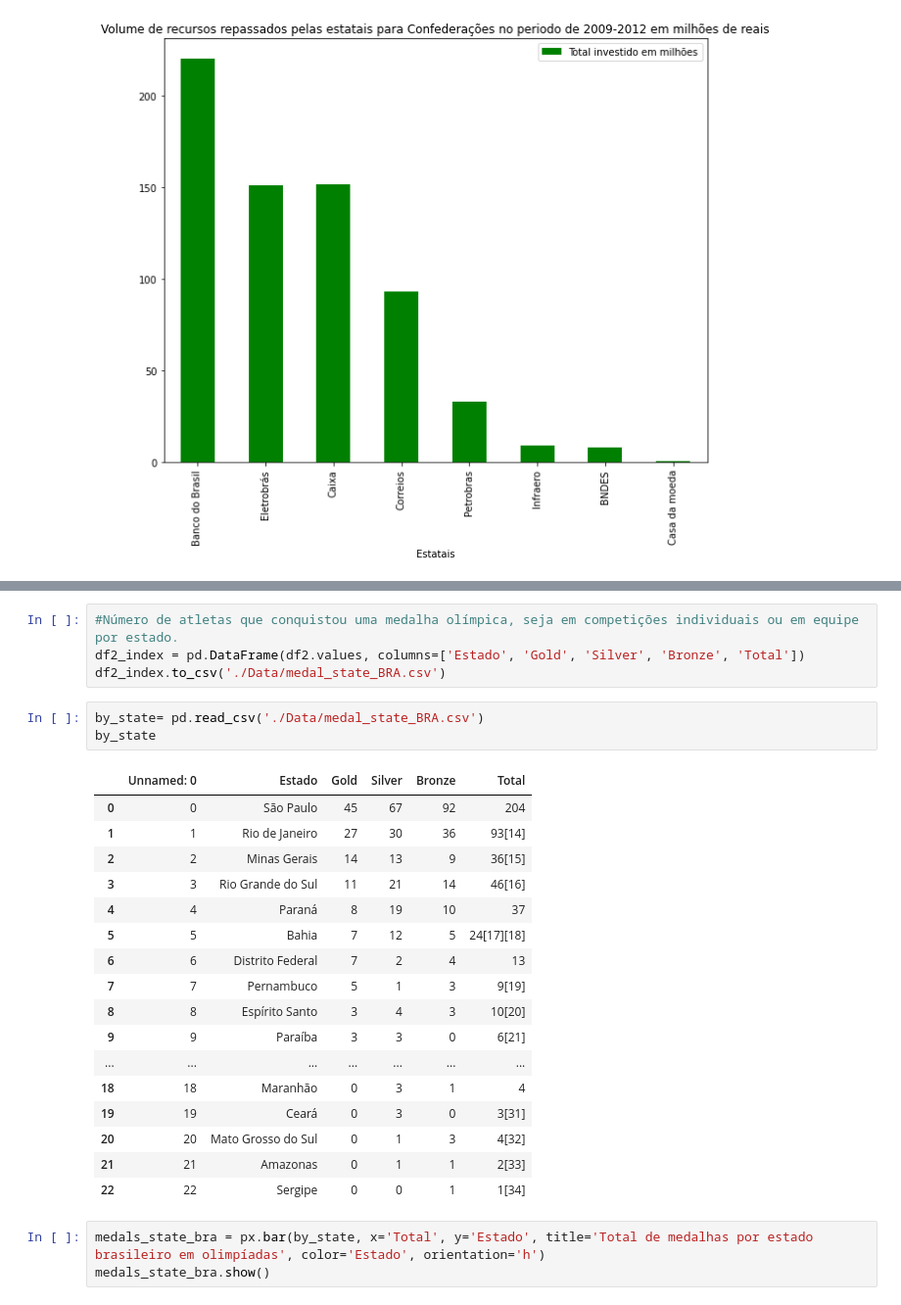
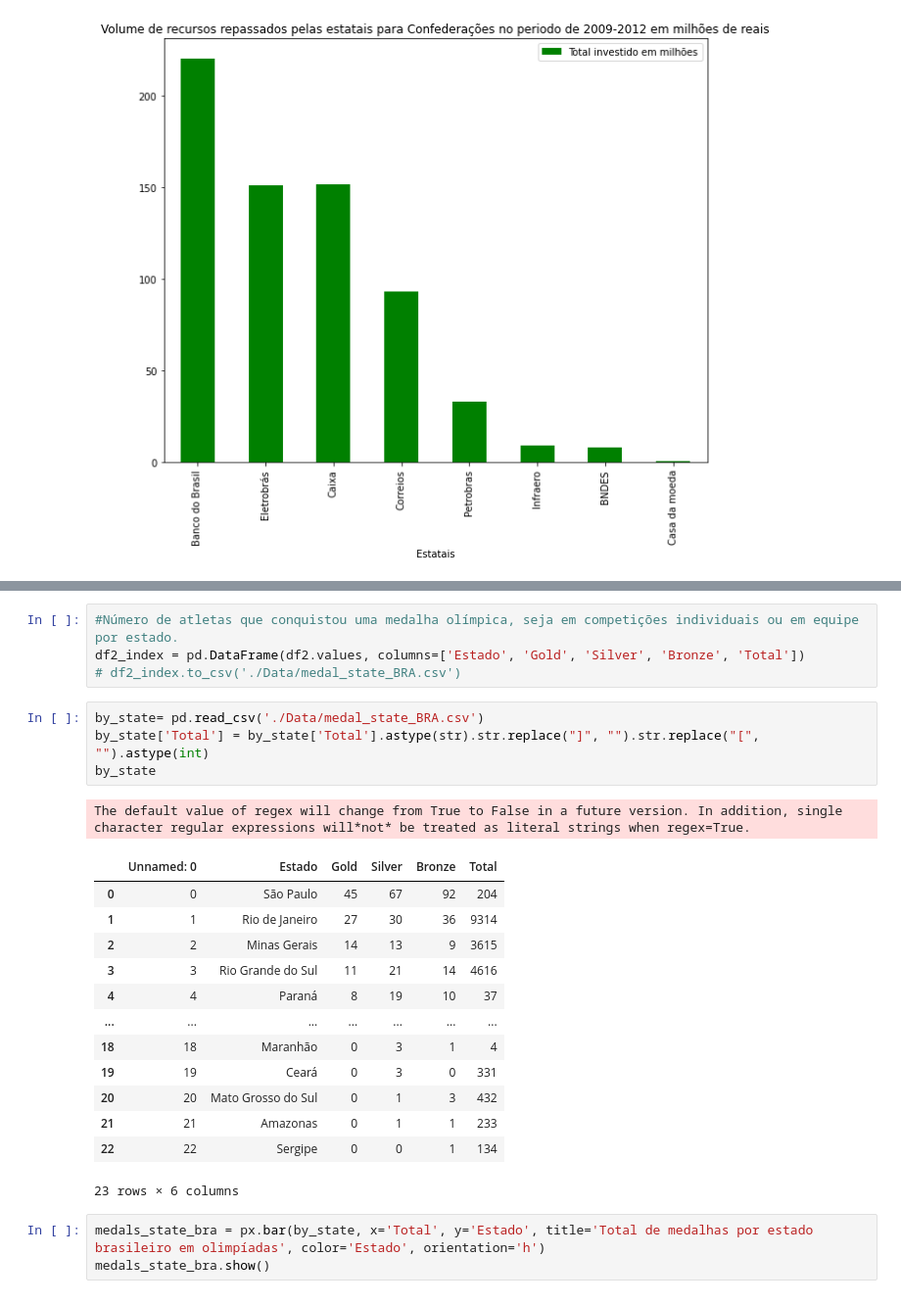
Before and after one commit to brunabellini/Projeto_Olimpiadas, a Jupyter notebook: olimpiada.ipynb, the cells around one changed output, grey strips where cells are left out. Shown at 98% size. Drawn from its saved outputs; the diff is of its cells as text.

```diff
--- a/olimpiada.ipynb
+++ b/olimpiada.ipynb
@@ -183,28 +170,26 @@ print(df2)
 # %%
 #Número de atletas que conquistou uma medalha olímpica, seja em competições individuais ou em equipe por estado.
 df2_index = pd.DataFrame(df2.values, columns=['Estado', 'Gold', 'Silver', 'Bronze', 'Total'])
-df2_index.to_csv('./Data/medal_state_BRA.csv')
+# df2_index.to_csv('./Data/medal_state_BRA.csv')
 # %%
 by_state= pd.read_csv('./Data/medal_state_BRA.csv')
+by_state['Total'] = by_state['Total'].astype(str).str.replace("]", "").str.replace("[", "").astype(int)
 by_state
 # %% [output]
+The default value of regex will change from True to False in a future version. In addition, single character regular expressions will*not* be treated as literal strings when regex=True.
 |  | Unnamed: 0 | Estado | Gold | Silver | Bronze | Total |
 | 0 | 0 | São Paulo | 45 | 67 | 92 | 204 |
-| 1 | 1 | Rio de Janeiro | 27 | 30 | 36 | 93[14] |
-| 2 | 2 | Minas Gerais | 14 | 13 | 9 | 36[15] |
-| 3 | 3 | Rio Grande do Sul | 11 | 21 | 14 | 46[16] |
+| 1 | 1 | Rio de Janeiro | 27 | 30 | 36 | 9314 |
+| 2 | 2 | Minas Gerais | 14 | 13 | 9 | 3615 |
+| 3 | 3 | Rio Grande do Sul | 11 | 21 | 14 | 4616 |
 | 4 | 4 | Paraná | 8 | 19 | 10 | 37 |
-| 5 | 5 | Bahia | 7 | 12 | 5 | 24[17][18] |
-| 6 | 6 | Distrito Federal | 7 | 2 | 4 | 13 |
-| 7 | 7 | Pernambuco | 5 | 1 | 3 | 9[19] |
-| 8 | 8 | Espírito Santo | 3 | 4 | 3 | 10[20] |
-| 9 | 9 | Paraíba | 3 | 3 | 0 | 6[21] |
 | ... | ... | ... | ... | ... | ... | ... |
 | 18 | 18 | Maranhão | 0 | 3 | 1 | 4 |
-| 19 | 19 | Ceará | 0 | 3 | 0 | 3[31] |
-| 20 | 20 | Mato Grosso do Sul | 0 | 1 | 3 | 4[32] |
-| 21 | 21 | Amazonas | 0 | 1 | 1 | 2[33] |
-| 22 | 22 | Sergipe | 0 | 0 | 1 | 1[34] |
+| 19 | 19 | Ceará | 0 | 3 | 0 | 331 |
+| 20 | 20 | Mato Grosso do Sul | 0 | 1 | 3 | 432 |
+| 21 | 21 | Amazonas | 0 | 1 | 1 | 233 |
+| 22 | 22 | Sergipe | 0 | 0 | 1 | 134 |
+23 rows × 6 columns
 # %%
 medals_state_bra = px.bar(by_state, x='Total', y='Estado', title='Total de medalhas por estado brasileiro em olimpíadas', color='Estado', orientation='h')
 medals_state_bra.show()
```
Also changed, not shown: parts of 11 cells of this notebook, 7 other files.
